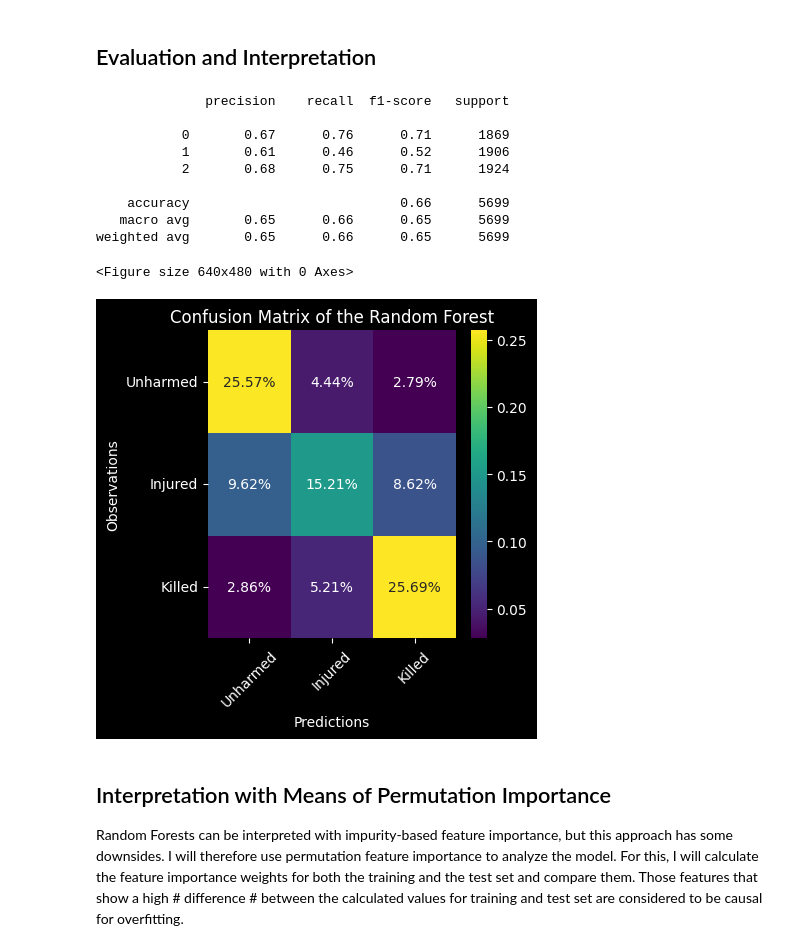
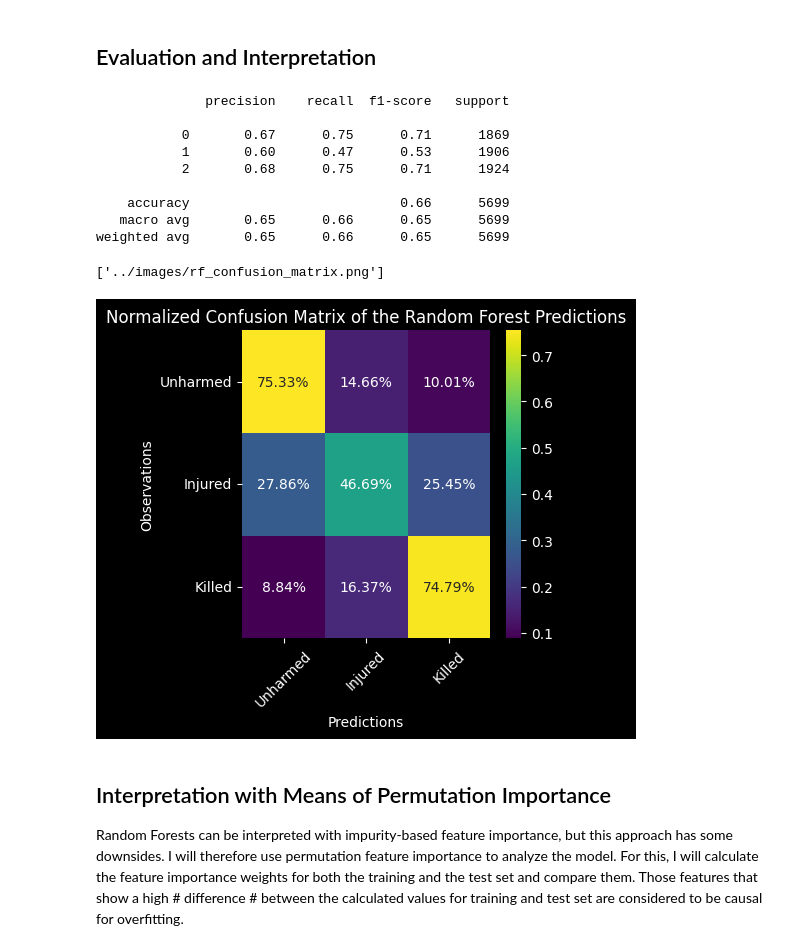
Before and after one commit to Langhammer/road-accidents-fr, a Jupyter notebook: notebooks/VIEW_nb_3.ipynb, the cells around one changed output. Drawn from its saved outputs; the diff is of its cells as text; code cells hidden in the pictures.

```diff
--- a/notebooks/VIEW_nb_3.ipynb
+++ b/notebooks/VIEW_nb_3.ipynb
@@ -272,26 +280,31 @@ random_forest_clf.fit(X_train, y_train)
 RandomForestClassifier()
 # %% [markdown]
 ## Evaluation and Interpretation
-# %%
-y_pred_rf = random_forest_clf.predict(X_test)
-
-FILENAME = "rf_confusion_matrix"
-visualization.savefig(basename=FILENAME, filepath=PLOT_DIR)
-visualization.plot_confusion_matrix(y_test, y_pred, "Random Forest", figsize=(4, 4))
-
-print(classification_report(y_true=y_test, y_pred=y_pred_rf))
-# %% [output]
-              precision    recall  f1-score   support
-
-           0       0.67      0.76      0.71      1869
-           1       0.61      0.46      0.52      1906
-           2       0.68      0.75      0.71      1924
-
-    accuracy                           0.66      5699
-   macro avg       0.65      0.66      0.65      5699
-weighted avg       0.65      0.66      0.65      5699
-<Figure size 640x480 with 0 Axes>
-[figure, removed]
+# %%
+# Predict test values
+y_pred = random_forest_clf.predict(X_test)
+print(classification_report(y_true=y_test, y_pred=y_pred))
+
+# Plot confusion matrix
+visualization.plot_confusion_matrix(
+    y_test, y_pred, "Random Forest", normalize="true", figsize=(4, 4)
+)
+
+# Save figure
+FILENAME = "rf_confusion_matrix"
+visualization.savefig(basename=FILENAME, filepath=PLOT_DIR, formats=PLOT_FILE_FORMATS)
+# %% [output]
+              precision    recall  f1-score   support
+
+           0       0.67      0.75      0.71      1869
+           1       0.60      0.47      0.53      1906
+           2       0.68      0.75      0.71      1924
+
+    accuracy                           0.66      5699
+   macro avg       0.65      0.66      0.65      5699
+weighted avg       0.65      0.66      0.65      5699
+['../images/rf_confusion_matrix.png']
+[figure, added]
 # %% [markdown]
 ## Interpretation with Means of Permutation Importance
 Random Forests can be interpreted with impurity-based feature importance, but this approach
```
Also changed, not shown: parts of 5 cells of this notebook, 3 other files.
